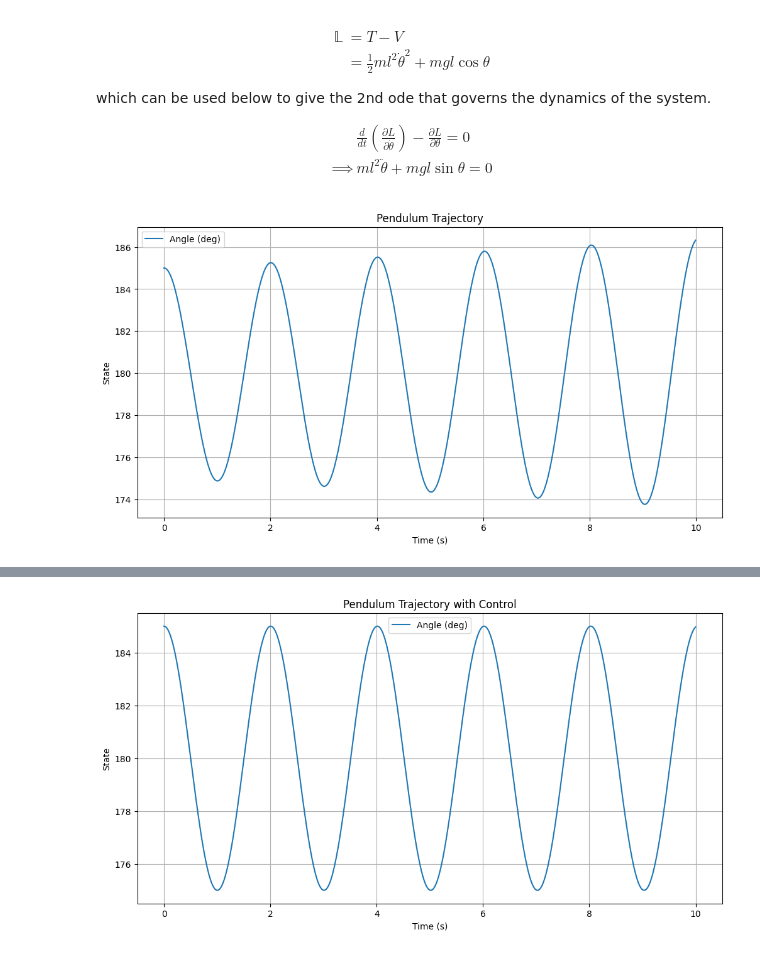
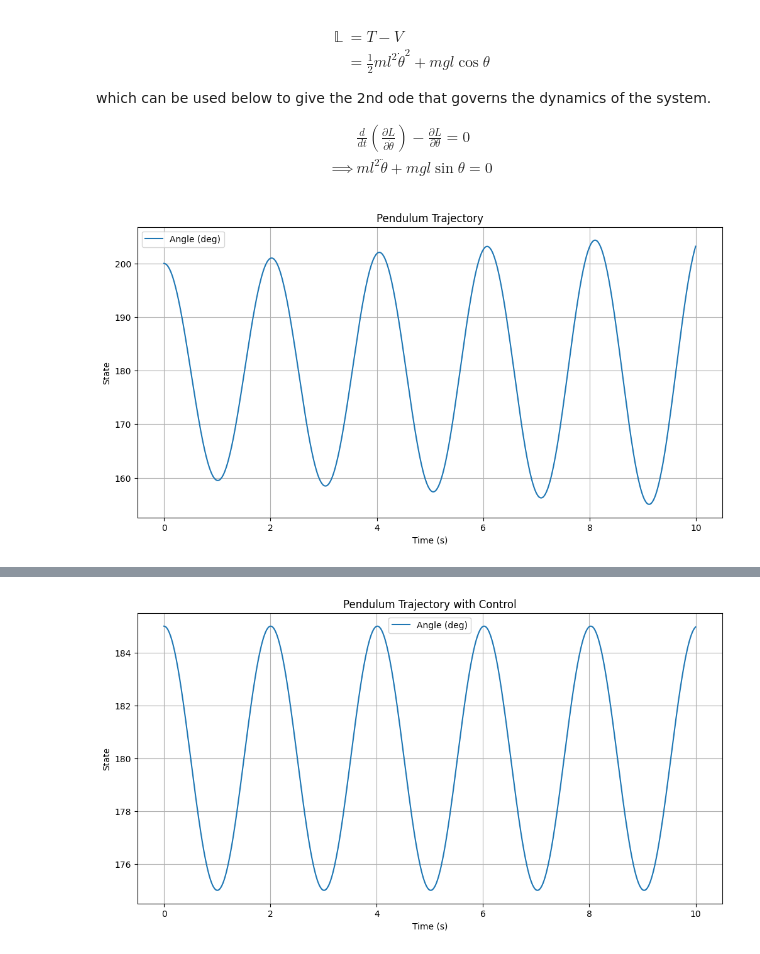
Before and after one commit to ofs416/Reinforcement_Learning, a Jupyter notebook: 2_1_pendulum.ipynb, the cells around one changed output, grey strips where cells are left out. Drawn from its saved outputs; the diff is of its cells as text; code cells hidden in the pictures.

```diff
--- a/2_1_pendulum.ipynb
+++ b/2_1_pendulum.ipynb
@@ -27,46 +27,35 @@ def pendulum_dynamics(x, u, length=1.0, g=9.81, dt=0.01):
     theta_ddot = (g / length) * np.sin(theta) + u / (length**2)
     theta_dot_new = theta_dot + theta_ddot * dt
     theta_new = theta + theta_dot * dt + 0.5 * theta_ddot * dt**2
     return np.array([theta_new, theta_dot_new])
 
-
-def linearize_pendulum_dynamics(length=1.0, g=9.81, dt=0.01):
-    A_cont = np.array([[0, 1], [-g / length, 0]])
-    B_cont = np.array([[0], [1 / (length**2)]])
-
-    # Discretize using Euler method
-    A_disc = np.eye(2) + A_cont * dt
-    B_disc = B_cont * dt
-    return A_disc, B_disc
-
-
 # Simulate pendulum trajectory
-theta_start = np.deg2rad(185)  # Convert 5 degrees to radians
+theta_start = np.deg2rad(200)  # Convert 5 degrees to radians
 x_start = np.array([theta_start, 0])  # Initial state: [theta, theta_dot]
 time = 10  # Number of simulation steps
 dt = 0.01  # Time step
 steps = int(time / dt)
 trajectory = np.zeros((steps, 2))
 trajectory[0] = x_start
 
 for i in range(1, steps):
     u = 0  # 0.5 * np.sin(i * dt)
     trajectory[i] = pendulum_dynamics(
         trajectory[i - 1], u, dt=dt
     )  # No control input (u=0)
 
 # Plot the pendulum trajectory
 time = np.arange(steps) * dt  # Time array in seconds
 plt.figure(figsize=(12, 6))
 plt.plot(time, np.rad2deg(trajectory[:, 0]), label="Angle (deg)")
 plt.title("Pendulum Trajectory")
 plt.xlabel("Time (s)")
 plt.ylabel("State")
 plt.legend()
 plt.grid(True)
 plt.show()
 # %% [output]
-[figure, old version]
+[figure, new version]
 # %%
 gp = 1 * 9.81 * (1 + np.cos(trajectory[:, 0]))
 
```
Also changed, not shown: parts of 5 cells of this notebook.
